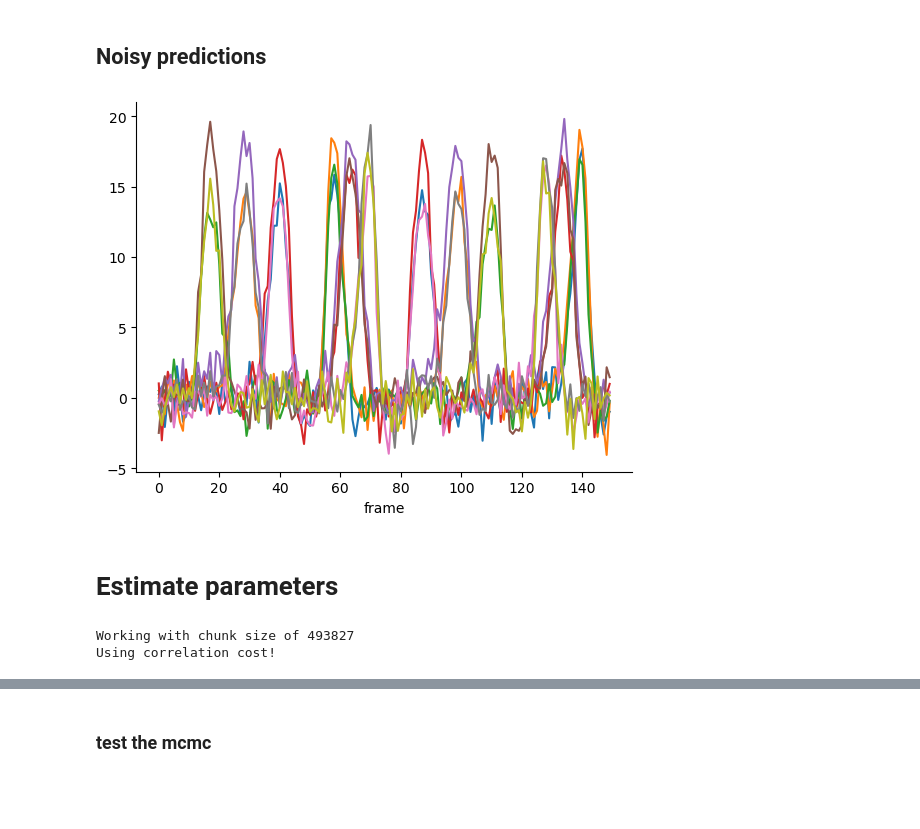
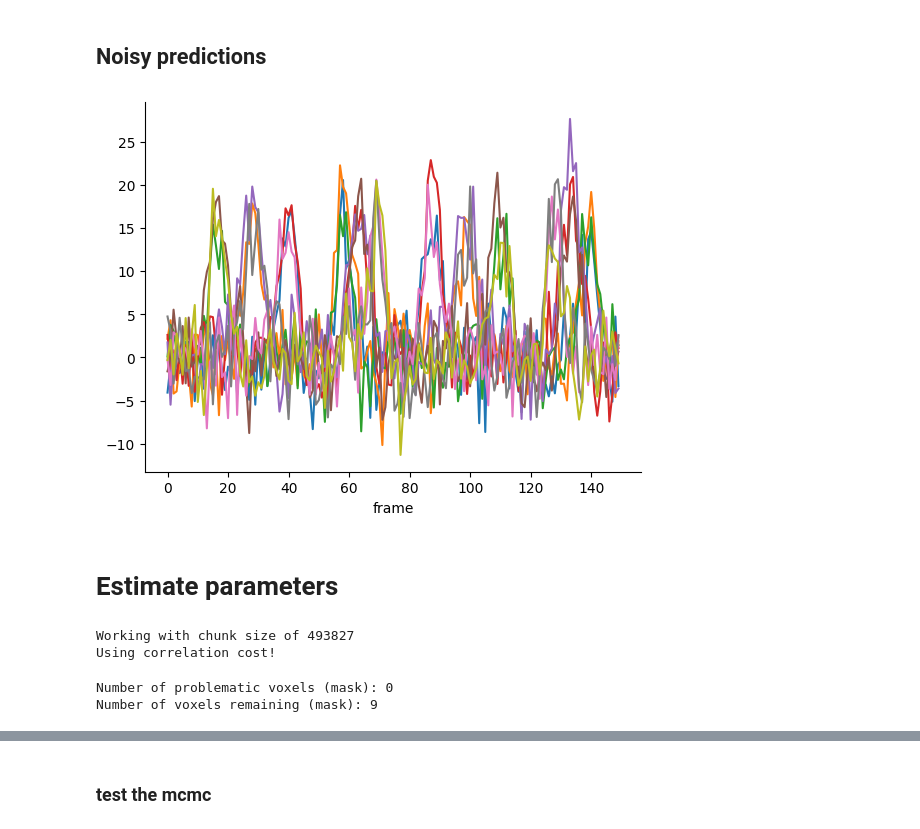
Before and after one commit to mdaghlian/braincoder_bprf, a Jupyter notebook: notebooks/Fit 2D Gaussian PRF MCMC.ipynb, the cells around one changed output, grey strips where cells are left out. Cells and saved outputs as stored; diff of their text form; code cells hidden in the pictures; blank space fills up the shorter version.

```diff
--- a/notebooks/Fit 2D Gaussian PRF MCMC.ipynb
+++ b/notebooks/Fit 2D Gaussian PRF MCMC.ipynb
@@ -59,11 +70,11 @@ pred.plot(legend=False)
 # %% [markdown]
 ## Noisy predictions
 # %%
-data = model.simulate(noise=1)
+data = model.simulate(noise=3)
 data.plot(legend=False)
 sns.despine()
 # %% [output]
-[figure, old version]
+[figure, new version]
 # %% [markdown]
 # Estimate parameters
 # %%
@@ -75,16 +86,18 @@ model = GaussianPRF2DWithHRF(grid_coordinates,
                      parameters=parameters,
                       hrf_model=SPMHRFModel(tr=1.7))
 cfitter = ParameterFitter(model, data, paradigm)
-bfitter = BPRF(model=model, data=data, )
 
 
-grid_pars = cfitter.fit_grid(x=np.linspace(-1, 1, 20),
+grid_pars = cfitter.fit_grid(x=np.linspace(-1, 1, 40),
                             y=np.linspace(-aspect_ratio, aspect_ratio, 20),
                             sd=np.linspace(0.01, 1., 10),
                             baseline=[0.0],
                             amplitude=[1.0],
                             use_correlation_cost=True)
 ols_pars = cfitter.refine_baseline_and_amplitude(grid_pars)
+refined_pars = cfitter.fit(init_pars=ols_pars)
 # %% [output]
 Working with chunk size of 493827
 Using correlation cost!
+Number of problematic voxels (mask): 0
+Number of voxels remaining (mask): 9
```
Also changed, not shown: parts of 24 cells of this notebook, 5 other files.
